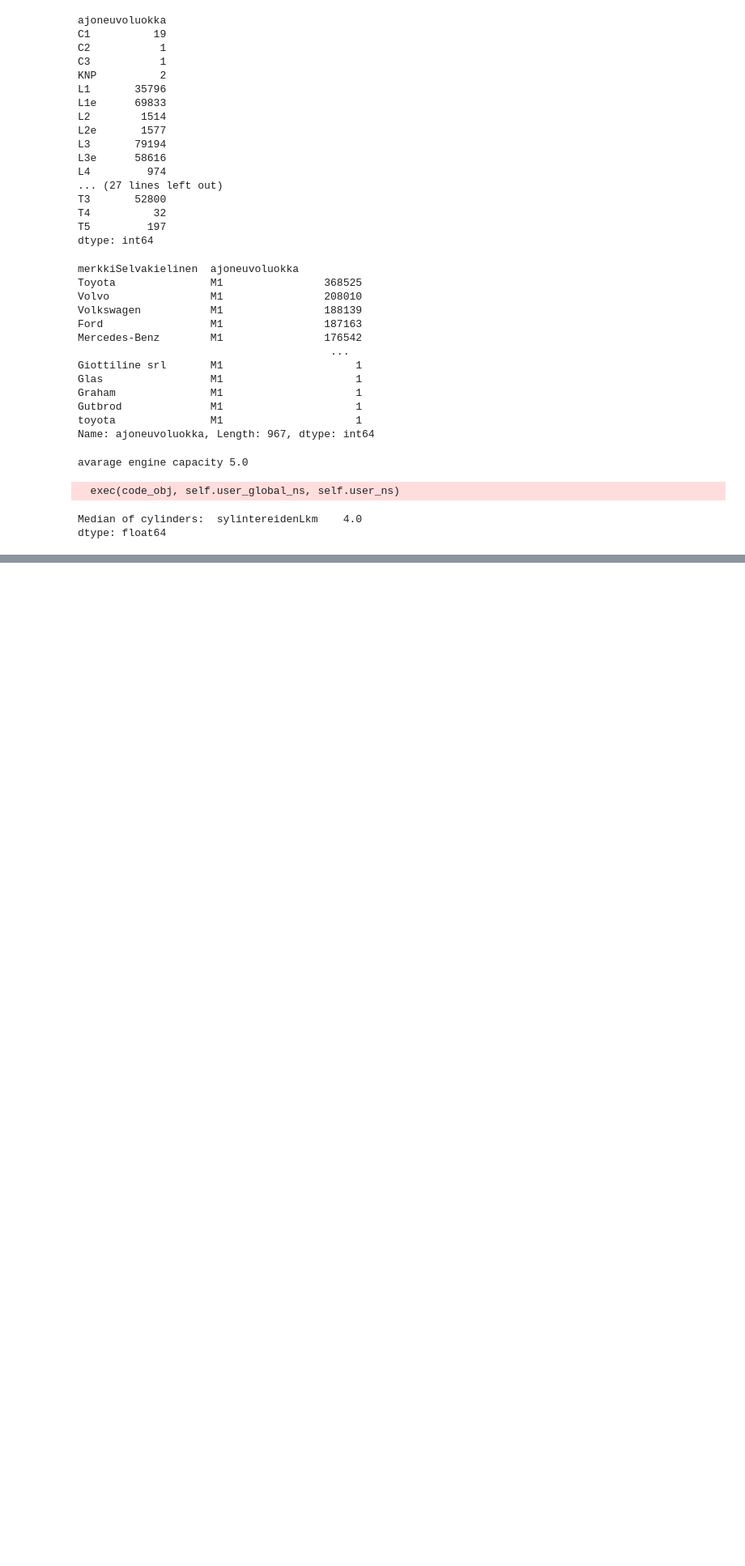
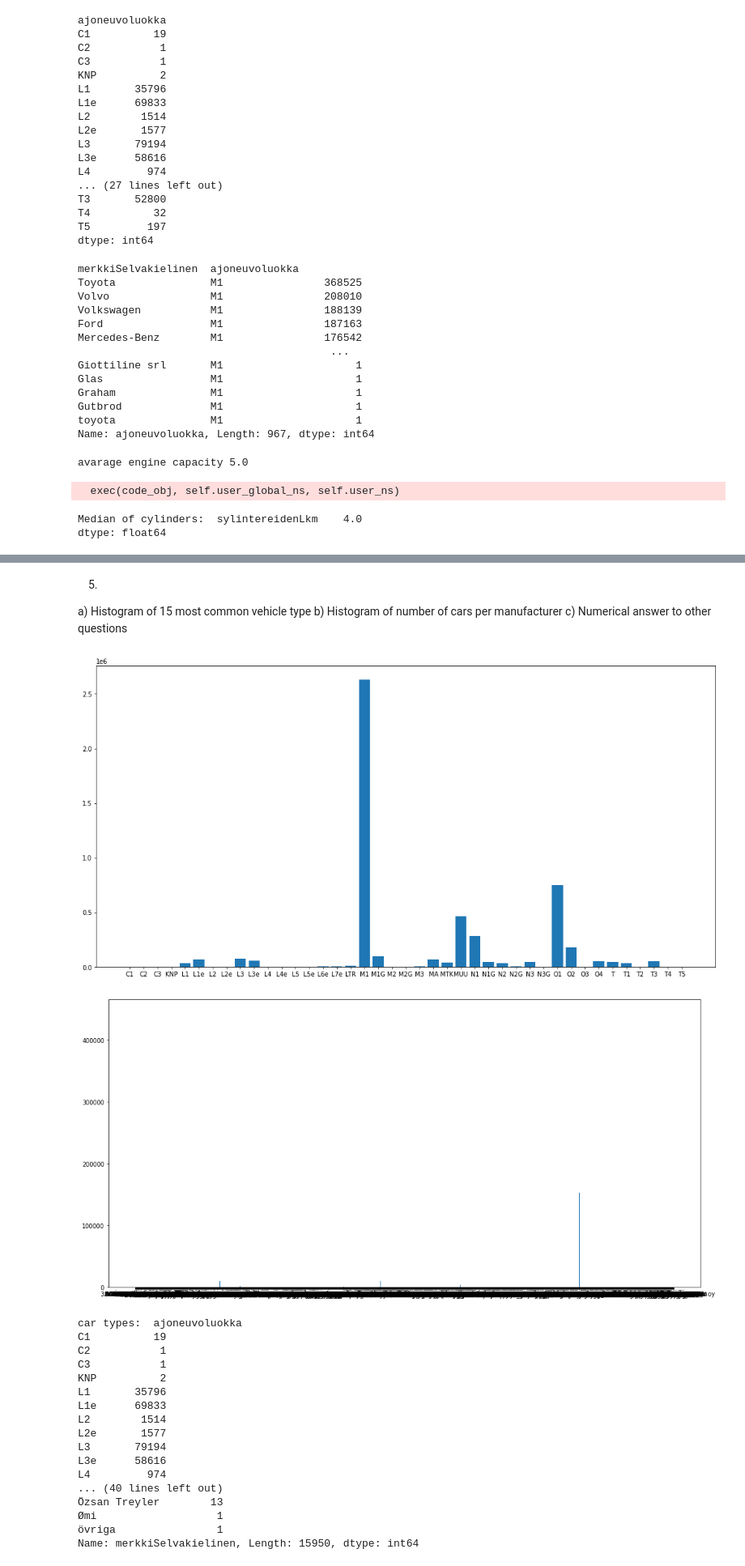
Before and after one commit to Statse/school-2021, a Jupyter notebook: exercise_01/exercise_01.ipynb, the cells around one changed output, grey strips where cells are left out. Shown: that part at 81% size. Drawn from its saved outputs; the diff is of its cells as text; code cells hidden in the pictures; blank space fills up the shorter version.

Commit message:
graphs

```diff
--- a/exercise_01/exercise_01.ipynb
+++ b/exercise_01/exercise_01.ipynb
@@ -212,0 +225,58 @@ differences between CO2 emissions with M1 class cars in 2000 and 2020
+# %% [markdown]
+5.
+a) Histogram of 15 most common vehicle type
+b) Histogram of number of cars per manufacturer
+c) Numerical answer to other questions
+# %%
+# a) Histogram of 15 most common vehicle type
+import pandas as pd
+import matplotlib.pyplot  as plt
+import numpy as np
+
+data = pd.read_csv("../../TieliikenneAvoinData_5_14.csv",
+encoding = 'unicode_escape',
+engine ='python',
+error_bad_lines=False,
+delimiter=';',
+# nrows=100,
+usecols=["ajoneuvoluokka", "merkkiSelvakielinen"])
+
+cartypes = data.groupby(['ajoneuvoluokka'])['ajoneuvoluokka'].size()
+cartypes.sort_values(ascending=False).iloc[:15].max()
+
+plt.figure(num=None, figsize=(18, 9), dpi=70, facecolor='w', edgecolor='k')
+plt.bar(cartypes.index,cartypes.values)
+plt.show()
+
+
+brands = data.groupby(['merkkiSelvakielinen'])['merkkiSelvakielinen'].size()
+brands.sort_values(ascending=False).iloc[:15].max()
+
+plt.figure(num=None, figsize=(18, 9), dpi=70, facecolor='w', edgecolor='k')
+plt.bar(brands.index,brands.values)
+plt.show()
+
+
+#numerical answers
+print("car types: ", cartypes)
+print("brands: ", brands)
+# %% [output]
+[figure, added]
+[figure, added]
+car types:  ajoneuvoluokka
+C1          19
+C2           1
+C3           1
+KNP          2
+L1       35796
+L1e      69833
+L2        1514
+L2e       1577
+L3       79194
+L3e      58616
+L4         974
+... (40 lines left out)
+Özsan Treyler        13
+Ømi                   1
+övriga                1
+Name: merkkiSelvakielinen, Length: 15950, dtype: int64
```
Also changed, not shown: parts of 2 cells of this notebook.
